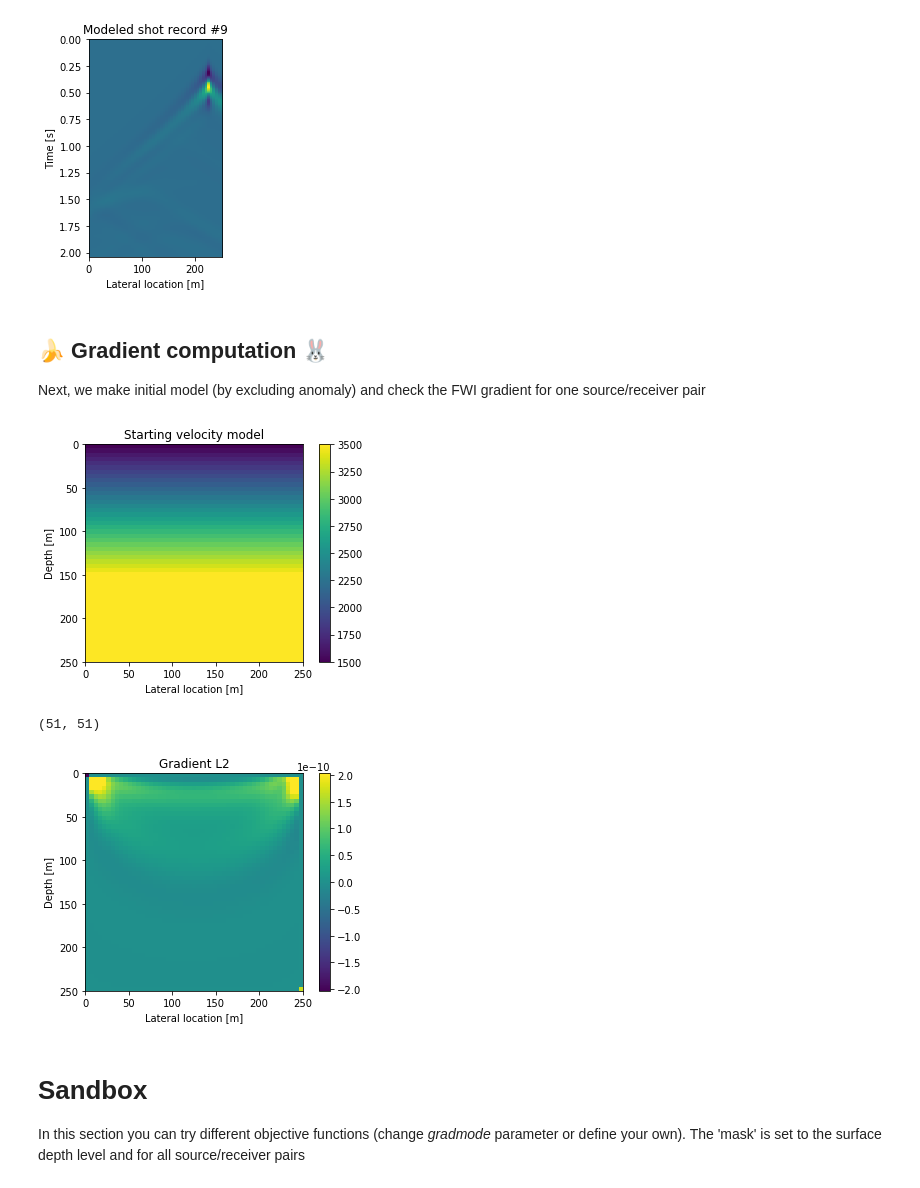
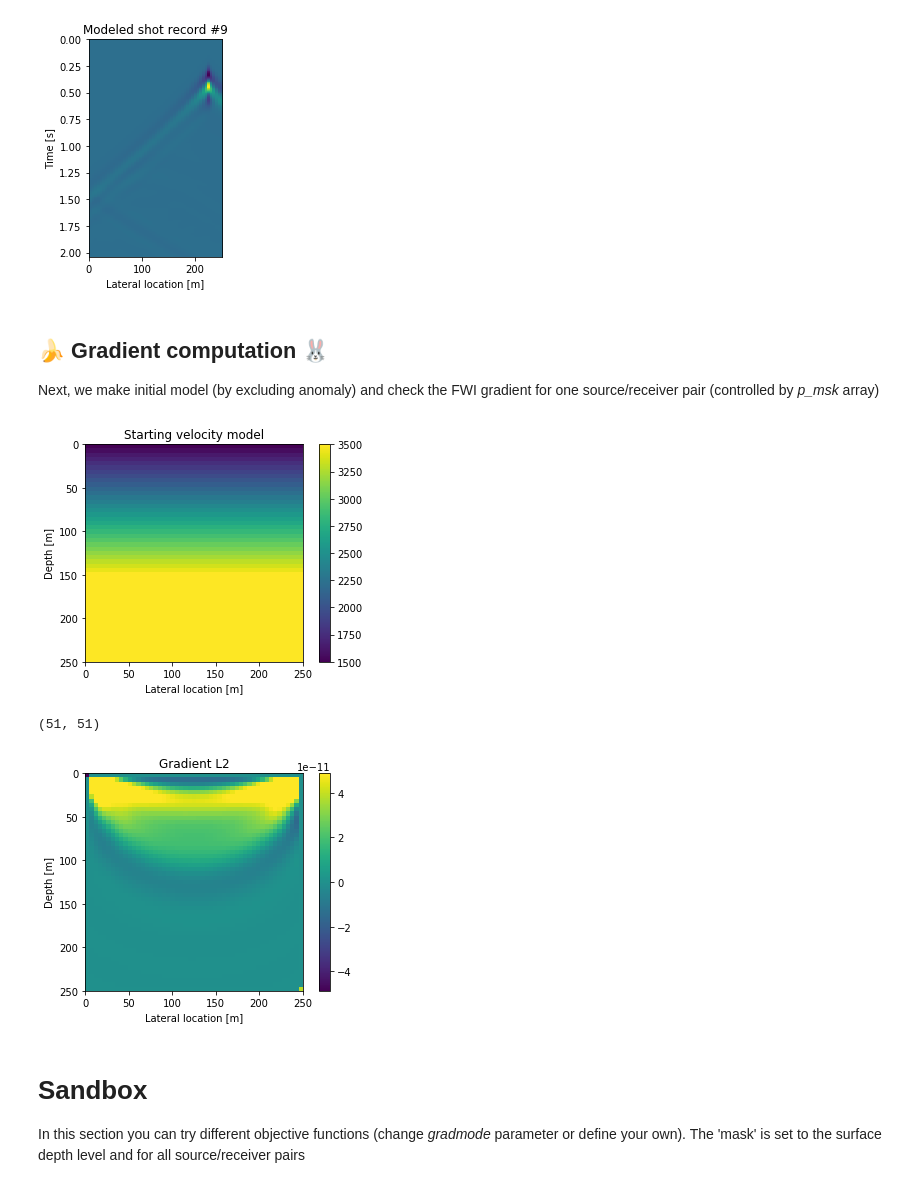
Before and after one commit to GeoMarky/tf2demo, a Jupyter notebook: tf2fwi.ipynb, the cells around one changed output. Drawn from its saved outputs; the diff is of its cells as text; code cells hidden in the pictures.

```diff
--- a/tf2fwi.ipynb
+++ b/tf2fwi.ipynb
@@ -79,7 +79,7 @@ dt=0.008
 dt_mod=0.001
 df=1/nt/dt
 mode=0
-f = 25 # A low wavelength of 25 Hz
+f = 30 # A low wavelength of 25 Hz
 t, w = ricker(f,nt*dt_mod,dt_mod)
 c=3500
 vel = 1.0*c*np.ones([nz,nx],dtype=np.float32)
@@ -88,7 +88,7 @@ ctrue = c*np.ones([nz,nx],dtype=np.float32)
 gas = np.zeros([nz,nx],dtype=np.float32)
 for ix in range(nx):
     ctrue[ix,0:30]=1500+np.arange(0,2000,2000/30)
-ctrue[20:30,10:20]=1500
+ctrue[22:28,12:18]=2000
 
 vel=ctrue
 plt.title('true velocity model')
@@ -174,7 +174,7 @@ for si in range(ns):
 # %% [markdown]
 ## 🍌 Gradient computation 🐰
 
-Next, we make initial model (by excluding anomaly) and check the FWI gradient for one source/receiver pair
+Next, we make initial model (by excluding anomaly) and check the FWI gradient for one source/receiver pair (controlled by *p_msk* array)
 # %%
 ctrue = c*np.ones([nz,nx],dtype=np.float32)
 for ix in range(nx):
@@ -189,7 +189,7 @@ plt.ylabel('Depth [m]')
 plt.colorbar()
 plt.show()
 
-clip=0.1
+clip=0.05
 
 
 
@@ -197,34 +197,34 @@ with tf.GradientTape() as tape:
   Pmod=fd(P,C,dt_mod,dx)
   Res=Pobs-Pmod
   #print(Res.shape)
   A=tf.signal.rfft(Pobs)
   B=tf.signal.rfft(Pmod)
 
   p_msk = np.zeros([ns,nx,nz,nt],dtype=np.float32)
   p_msk_z = np.zeros([ns,nx,nz,round(nt/2)+1],dtype=np.complex64)
   p_msk[0,50,1,:]=1##s-x-z-t
   p_msk_z[0,50,1,:]=1##s-x-z-f
   Pmask = tf.Variable(p_msk)
   Pmask_z = tf.Variable(p_msk_z)
 
   gradmode=0
 
   loss=tf.reduce_mean(Pmask_z*(A-B)*tf.math.conj(A-B))
   plt.title('Gradient L2')
 
 grad=tape.gradient(loss,C)
 print(grad.shape)
 im1=plt.imshow(np.real(np.transpose(grad.numpy())),aspect='equal',extent=[0,dx*(nx-1),dz*(nz-1),0])
 plt.axis([0,(nx-1)*dx,(nz-1)*dz,0])
 plt.xlabel('Lateral location [m]')
 plt.ylabel('Depth [m]')
 plt.colorbar()
 im1.set_clim(-clip*np.max(np.abs(grad.numpy())),clip*np.max(np.abs(grad.numpy())))
 plt.show()
 # %% [output]
 [figure]
 (51, 51)
-[figure, old version]
+[figure, new version]
 # %% [markdown]
 # Sandbox
 
```
Also changed, not shown: parts of 2 cells of this notebook.
